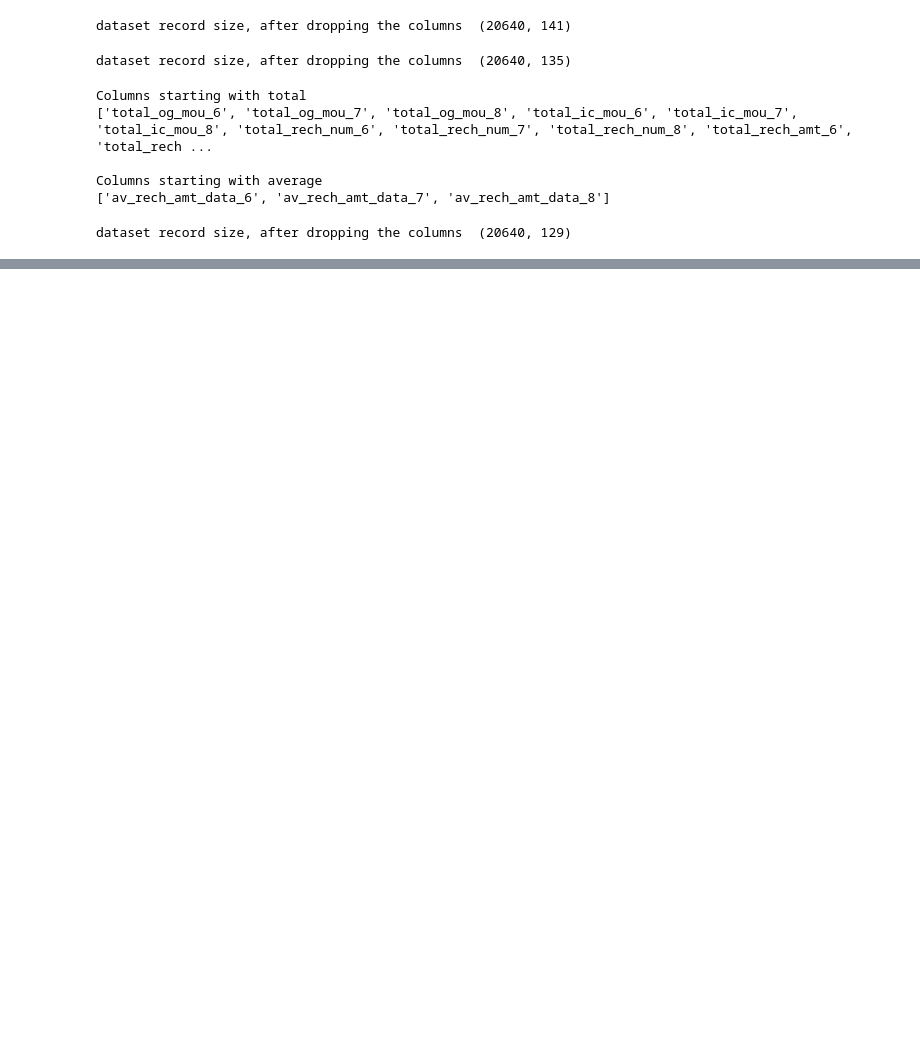
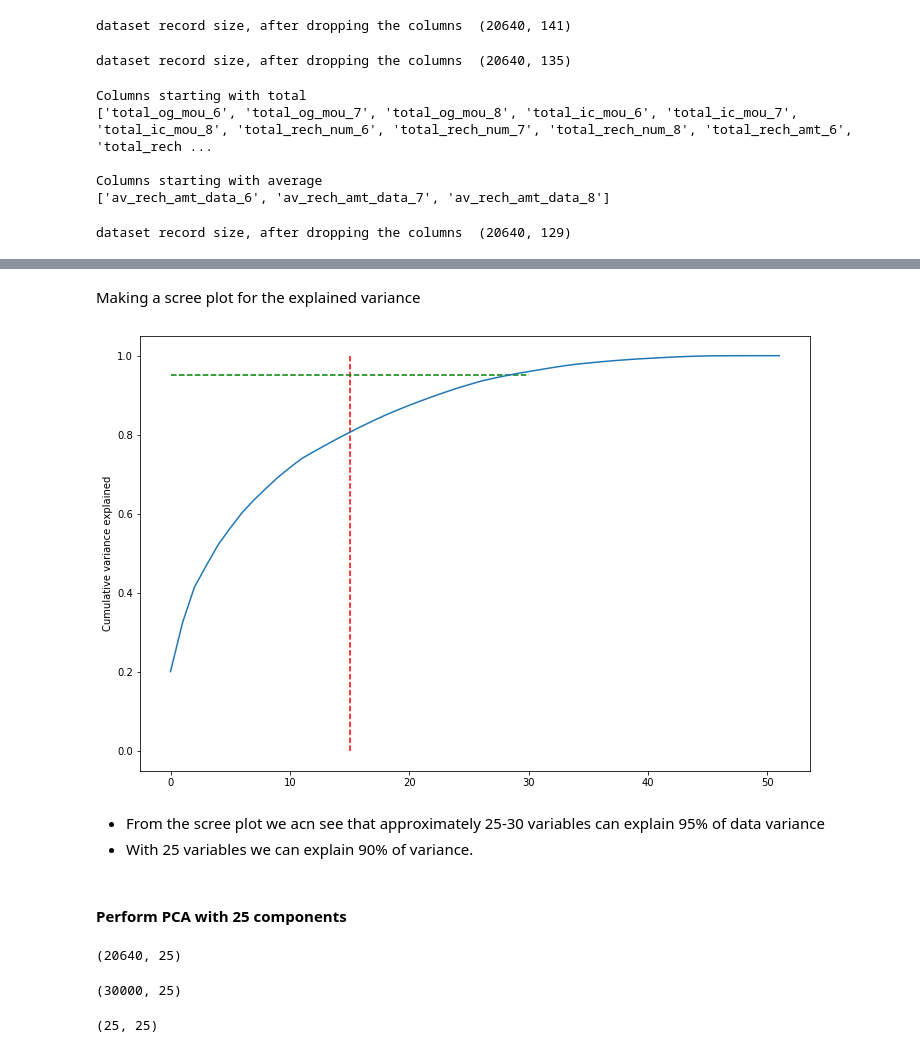
Before and after one commit to ps2420/telecom-churn-case-study, a Jupyter notebook: Pankaj_Singh_telecom_churn_case_Study.ipynb, the cells around one changed output, grey strips where cells are left out. Cells and saved outputs as stored; diff of their text form; code cells hidden in the pictures; blank space fills up the shorter version.

```diff
--- a/Pankaj_Singh_telecom_churn_case_Study.ipynb
+++ b/Pankaj_Singh_telecom_churn_case_Study.ipynb
@@ -820,0 +1046,19 @@ telecom_data_hv.describe(percentiles=[.25,.50,.75,.90,.95,.99])
+# %%
+X_train = telecom_data_hv.drop(['id','churn_probability'], axis=1)
+y_train = telecom_data_hv['churn_probability']
+
+X_test  = telecom_data_test.drop(['id'], axis=1)
+# %%
+from sklearn.preprocessing import StandardScaler
+scaler = StandardScaler()
+# %%
+## Scaling only features which are numeric
+columns_to_transform = X_train.columns.tolist()
+
+X_train[columns_to_transform] = scaler.fit_transform(X_train[columns_to_transform])
+X_test[columns_to_transform] = scaler.fit_transform(X_test[columns_to_transform])
+# %%
+pca = PCA(svd_solver='randomized', random_state=42)
+pca.fit(X_train)
+# Components from the PCA
+pca.components_
@@ -820,0 +1120,32 @@ telecom_data_hv.describe(percentiles=[.25,.50,.75,.90,.95,.99])
+# %% [markdown]
+Making a scree plot for the explained variance
+# %%
+fig = plt.figure(figsize=[12,8])
+plt.vlines(x=15, ymax=1, ymin=0, colors="r", linestyles="--")
+plt.hlines(y=0.95, xmax=30, xmin=0, colors="g", linestyles="--")
+plt.plot(np.cumsum(pca.explained_variance_ratio_))
+plt.ylabel("Cumulative variance explained")
+plt.show()
+# %% [output]
+[figure, added]
+# %% [markdown]
+- From the scree plot we acn see that approximately 25-30 variables can explain 95% of data variance
+- With 25 variables we can explain 90% of variance.
+# %% [markdown]
+#### Perform PCA with 25 components
+# %%
+pca_final = IncrementalPCA(n_components=25)
+X_train_pca = pca_final.fit_transform(X_train)
+X_train_pca.shape
+# %% [output]
+(20640, 25)
+# %%
+X_test_pca = pca_final.transform(X_test)
+X_test_pca.shape
+# %% [output]
+(30000, 25)
+# %%
+corrmat = np.corrcoef(X_train_pca.transpose())
+corrmat.shape
+# %% [output]
+(25, 25)
```
Also changed, not shown: parts of 94 cells of this notebook.
